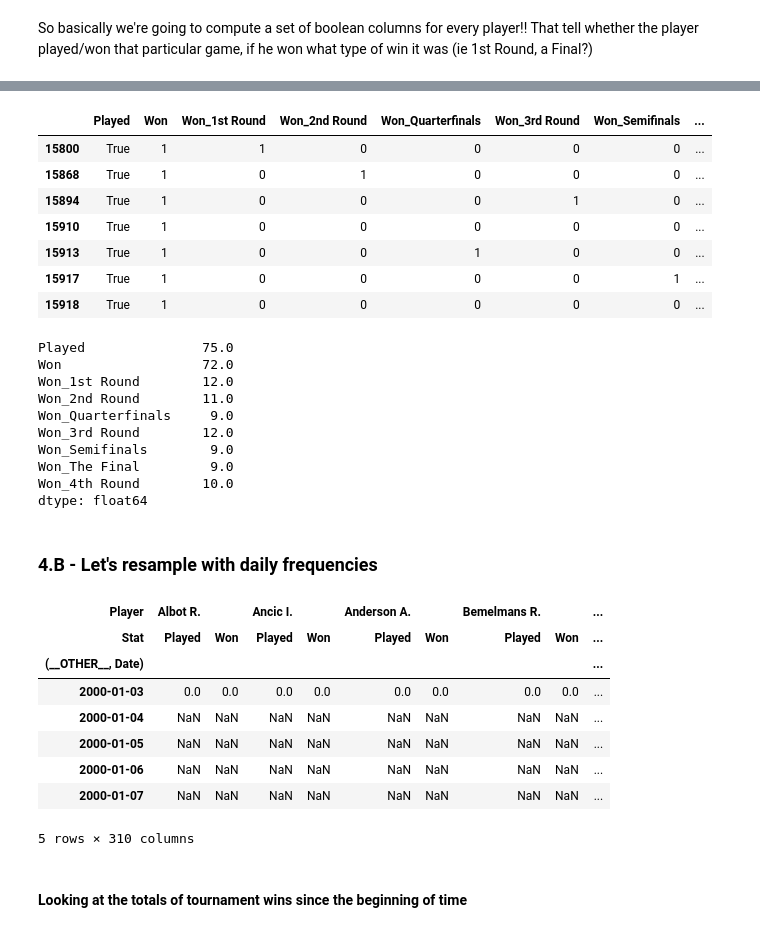
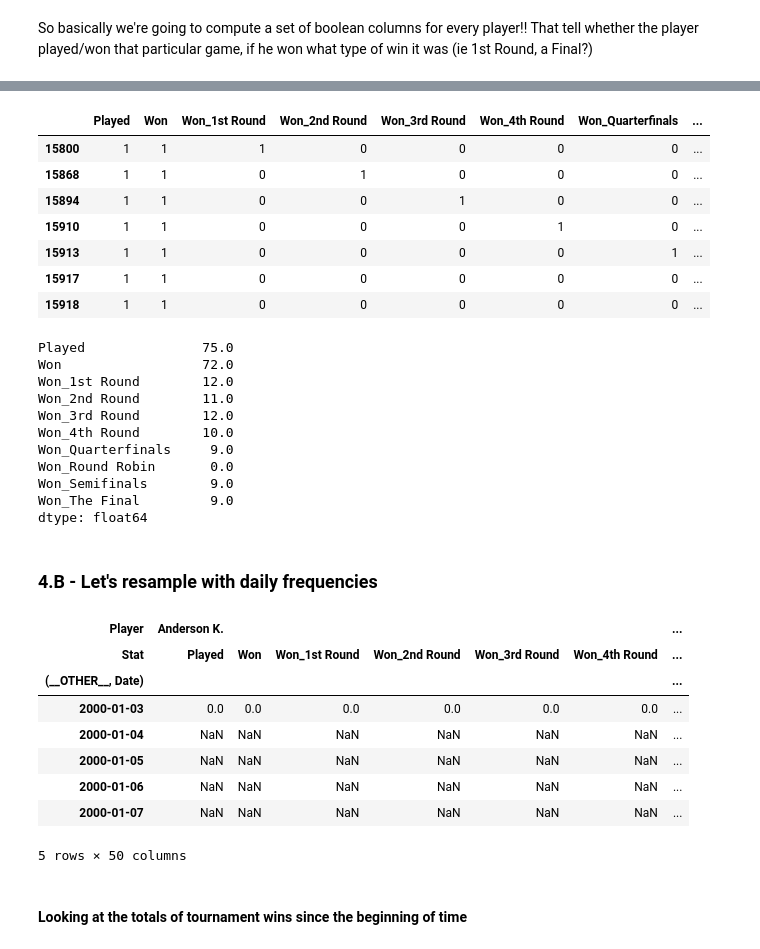
Before and after one commit to Vinh-CHUC/general-assembly-data-science-project, a Jupyter notebook: Exploratory Data Analysis.ipynb, the cells around one changed output, grey strips where cells are left out. Cells and saved outputs as stored; diff of their text form; code cells hidden in the pictures.

```diff
--- a/Exploratory Data Analysis.ipynb
+++ b/Exploratory Data Analysis.ipynb
@@ -252,5 +263,5 @@ Name: Round, dtype: int64
 # %% [markdown]
 So basically we're going to compute a set of boolean columns for every player!! That tell whether the player played/won that particular game, if he won what type of win it was (ie 1st Round, a Final?)
 # %%
-players_stats = features_engineering.compute_games_played_and_won(eda_df, all_players)
-players_stats = features_engineering.compute_win_round_type(players_stats, eda_df.Round, all_players)
+players_stats = features_engineering.compute_games_played_and_won__fast(eda_df, all_players)
+players_stats = features_engineering.compute_win_round_type__fast(players_stats, eda_df.Round, all_players)
@@ -269,21 +268,21 @@ players_stats.head()
 # %%
 ## Let's double check the data for Rafael Nadal
 # %%
-nadal_played = players_stats[players_stats["Nadal R.", "Played"]]["Nadal R."]  # Filtering where Nadal actually played, then keeping only its columns
+nadal_played = players_stats[players_stats["Nadal R.", "Played"] == 1]["Nadal R."]  # Filtering where Nadal actually played, then keeping only its columns
 french_open = eda_df[eda_df.Tournament == "French Open"]
 
-nadal_stats = nadal_played.join(french_open, how="inner").iloc[:,:9]  # Filtering to get the French Open stats, then reselecting columns
+nadal_stats = nadal_played.join(french_open, how="inner").iloc[:,:10]  # Filtering to get the French Open stats, then reselecting columns
 nadal_stats = nadal_stats.join(eda_df.Date, how="inner")  # Readding the Date column
 nadal_stats.head(7)
 # %% [output]
-|  | Played | Won | Won_1st Round | Won_2nd Round | Won_Quarterfinals | Won_3rd Round | Won_Semifinals | ... |
-| 15800 | True | 1 | 1 | 0 | 0 | 0 | 0 | ... |
-| 15868 | True | 1 | 0 | 1 | 0 | 0 | 0 | ... |
-| 15894 | True | 1 | 0 | 0 | 0 | 1 | 0 | ... |
-| 15910 | True | 1 | 0 | 0 | 0 | 0 | 0 | ... |
-| 15913 | True | 1 | 0 | 0 | 1 | 0 | 0 | ... |
-| 15917 | True | 1 | 0 | 0 | 0 | 0 | 1 | ... |
-| 15918 | True | 1 | 0 | 0 | 0 | 0 | 0 | ... |
+|  | Played | Won | Won_1st Round | Won_2nd Round | Won_3rd Round | Won_4th Round | Won_Quarterfinals | ... |
+| 15800 | 1 | 1 | 1 | 0 | 0 | 0 | 0 | ... |
+| 15868 | 1 | 1 | 0 | 1 | 0 | 0 | 0 | ... |
+| 15894 | 1 | 1 | 0 | 0 | 1 | 0 | 0 | ... |
+| 15910 | 1 | 1 | 0 | 0 | 0 | 1 | 0 | ... |
+| 15913 | 1 | 1 | 0 | 0 | 0 | 0 | 1 | ... |
+| 15917 | 1 | 1 | 0 | 0 | 0 | 0 | 0 | ... |
+| 15918 | 1 | 1 | 0 | 0 | 0 | 0 | 0 | ... |
 # %%
 nadal_stats.resample("D", on="Date").sum().sum()
 ## Looks good!! As of this dataset last update, Nadal won the French Open nine times (ie he won 9 finals)
@@ -292,11 +291,12 @@ Played               75.0
 Won                  72.0
 Won_1st Round        12.0
 Won_2nd Round        11.0
+Won_3rd Round        12.0
+Won_4th Round        10.0
 Won_Quarterfinals     9.0
-Won_3rd Round        12.0
+Won_Round Robin       0.0
 Won_Semifinals        9.0
 Won_The Final         9.0
-Won_4th Round        10.0
 dtype: float64
 # %% [markdown]
 ### 4.B - Let's resample with daily frequencies
@@ -307,15 +307,15 @@ players_stats.loc(axis=1)["__OTHER__", "Date"] = eda_df.Date  ## Unfortunately I
 resampled_stats = players_stats.resample("D", on=("__OTHER__", "Date")).sum()
 resampled_stats.head()
 # %% [output]
-| Player | Albot R. |  | Ancic I. |  | Anderson A. |  | Bemelmans R. |  | ... |
-| Stat | Played | Won | Played | Won | Played | Won | Played | Won | ... |
-| (__OTHER__, Date) |  |  |  |  |  |  |  |  | ... |
-| 2000-01-03 | 0.0 | 0.0 | 0.0 | 0.0 | 0.0 | 0.0 | 0.0 | 0.0 | ... |
-| 2000-01-04 | NaN | NaN | NaN | NaN | NaN | NaN | NaN | NaN | ... |
-| 2000-01-05 | NaN | NaN | NaN | NaN | NaN | NaN | NaN | NaN | ... |
-| 2000-01-06 | NaN | NaN | NaN | NaN | NaN | NaN | NaN | NaN | ... |
-| 2000-01-07 | NaN | NaN | NaN | NaN | NaN | NaN | NaN | NaN | ... |
+| Player | Anderson K. |  |  |  |  |  | ... |
+| Stat | Played | Won | Won_1st Round | Won_2nd Round | Won_3rd Round | Won_4th Round | ... |
+| (__OTHER__, Date) |  |  |  |  |  |  | ... |
+| 2000-01-03 | 0.0 | 0.0 | 0.0 | 0.0 | 0.0 | 0.0 | ... |
+| 2000-01-04 | NaN | NaN | NaN | NaN | NaN | NaN | ... |
+| 2000-01-05 | NaN | NaN | NaN | NaN | NaN | NaN | ... |
+| 2000-01-06 | NaN | NaN | NaN | NaN | NaN | NaN | ... |
+| 2000-01-07 | NaN | NaN | NaN | NaN | NaN | NaN | ... |
-5 rows × 310 columns
+5 rows × 50 columns
 # %%
 ## Let's fill the NAs with 0s, we have NAs as there aren't games for every single day of the year
 resampled_stats = resampled_stats.fillna(0)
```
Also changed, not shown: parts of 21 cells of this notebook, 1 other file.
